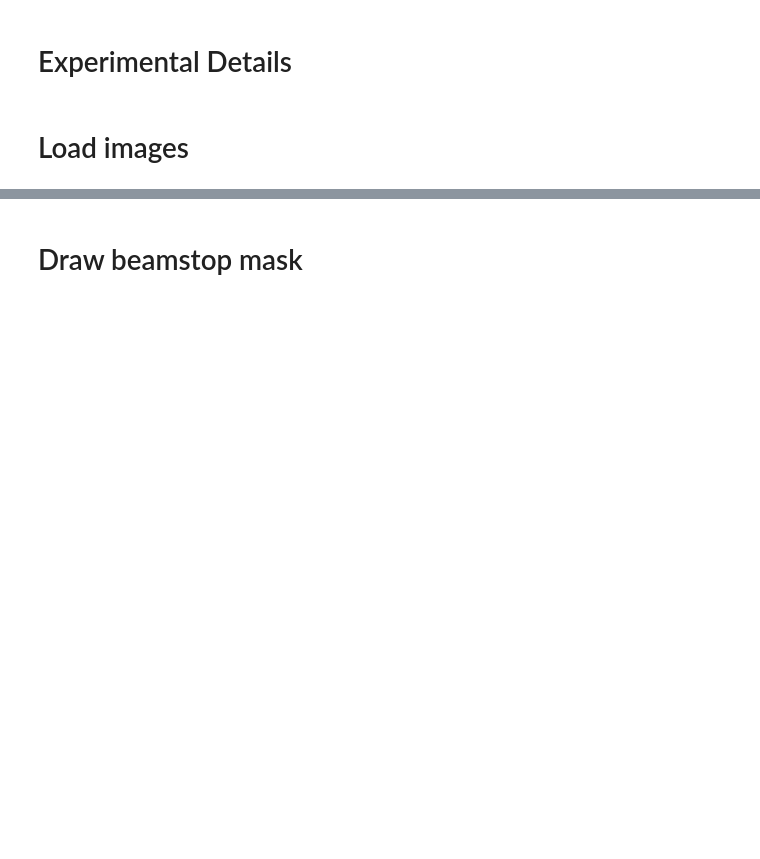
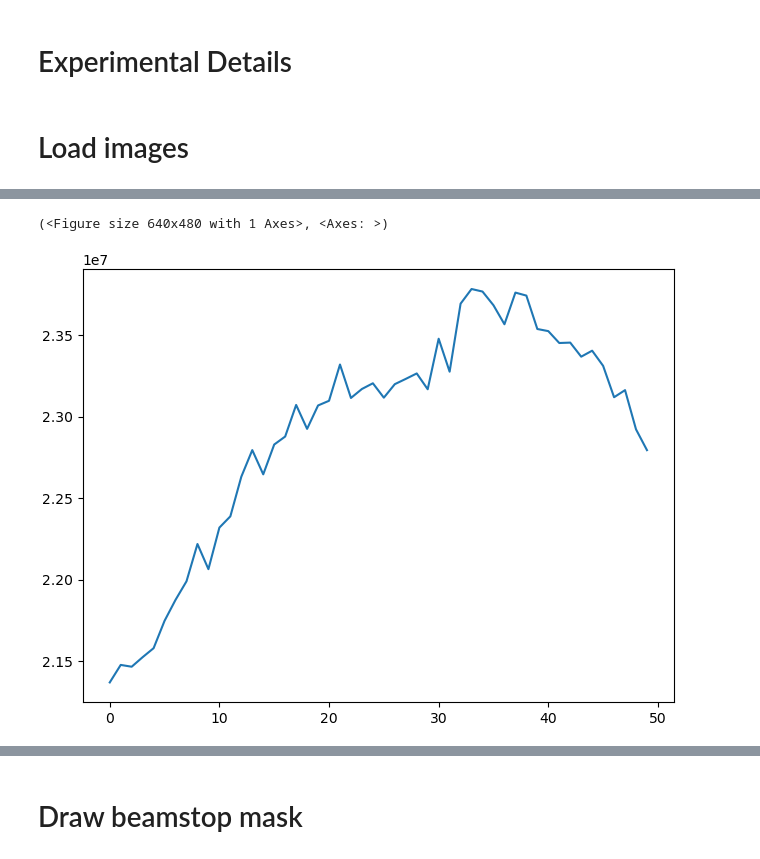
Before and after one commit to riccbatt/FTH-Phase-Retrieval-2609-SOLEIL-SEXTANTS, a Jupyter notebook: SAXS_Basic.ipynb, the cells around one changed output, grey strips where cells are left out. Saved outputs shown, nothing was run; the diff lists cells and outputs as text; code cells hidden in the pictures; blank space fills up the shorter version.

```diff
--- a/SAXS_Basic.ipynb
+++ b/SAXS_Basic.ipynb
@@ -307,7 +307,7 @@ print("Output Folder: %s" % folder_general)
 # Load images
 # %%
 # Specify image ids in iterable like list or array
-im_ids = np.arange(981,1001)
+im_ids = np.arange(1408,1458)
 dark_ids = 980*np.ones(len(im_ids),dtype=int) #iterable; one needs to be assigned for each image
 
 # Which data from nexus files to load? (e.g. "energy","srotz", ...)
@@ -425 +470,6 @@ plt.ion()
+# %%
+helper.quick_plot(np.sum(images,axis=(1,2)))
+# %% [output]
+(<Figure size 640x480 with 1 Axes>, <Axes: >)
+[figure, added]
 # %%
```
Also changed, not shown: parts of 6 cells of this notebook, 3 other files.
